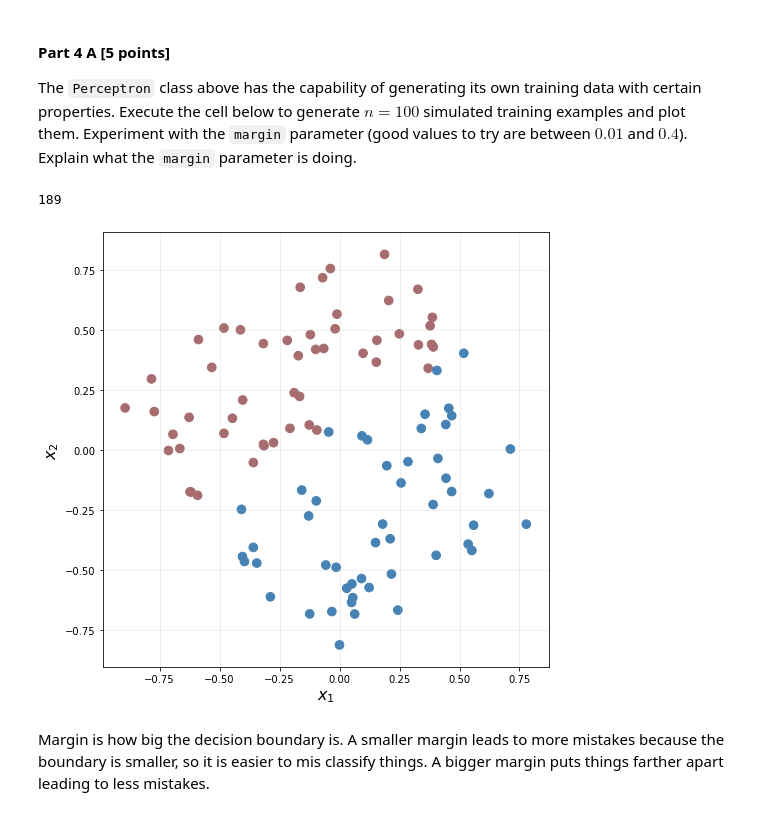
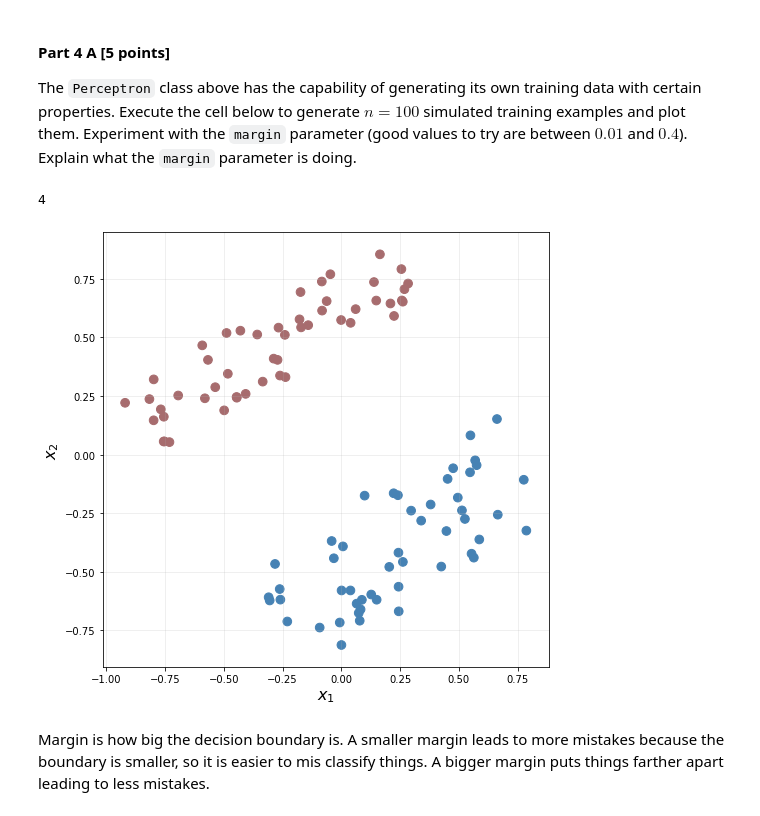
Before and after one commit to johnnybluhm/ml-hw2, a Jupyter notebook: hw2/hw2.ipynb, the cells around one changed output. Saved outputs shown, nothing was run; the diff lists cells and outputs as text; code cells hidden in the pictures.

```diff
--- a/hw2/hw2.ipynb
+++ b/hw2/hw2.ipynb
@@ -221,7 +221,12 @@ class Perceptron:
         ax.scatter(self.X_train[:, 0], self.X_train[:, 1], color=colors, s=75)
         if decision_boundary:
             # YOUR CODE HERE
-            raise NotImplementedError()
+            #source of code is from solution to in class noteboook about perceptron
+            #only slightly changed to get it working in this assignment
+            xplot = np.linspace(-1.5, 1.5, 20) # x_1
+            w, b = self.w, self.b
+            yplot = (-b - w[0] * xplot) / w[1] # TODO x_2
+            ax.plot(xplot, yplot, lw=3, color="black")
         ax.grid(alpha=0.25)
         ax.set_xlabel(r"$x_1$", fontsize=16)
         ax.set_ylabel(r"$x_2$", fontsize=16)
@@ -252,13 +257,13 @@ class Perceptron:
 #### Part 4 A [5 points]
 The `Perceptron` class above has the capability of generating its own training data with certain properties. Execute the cell below to generate $n=100$ simulated training examples and plot them. Experiment with the `margin` parameter (good values to try are between $0.01$ and $0.4$). Explain what the `margin` parameter is doing.
 # %%
-margin = 0.01 # subject to experiment
+margin = 0.3 # subject to experiment
 perc = Perceptron(n=100, margin=margin)
 perc.train()
 perc.plot_model(decision_boundary=False)
 # %% [output]
-189
+4
-[figure, old version]
+[figure, new version]
 # %% [markdown]
 Margin is how big the decision boundary is. A smaller margin leads to more mistakes because the boundary is smaller, so it is easier to mis classify things. A bigger margin puts things farther apart leading to less mistakes.
 # %% [markdown]
```
Also changed, not shown: parts of 3 cells of this notebook.
